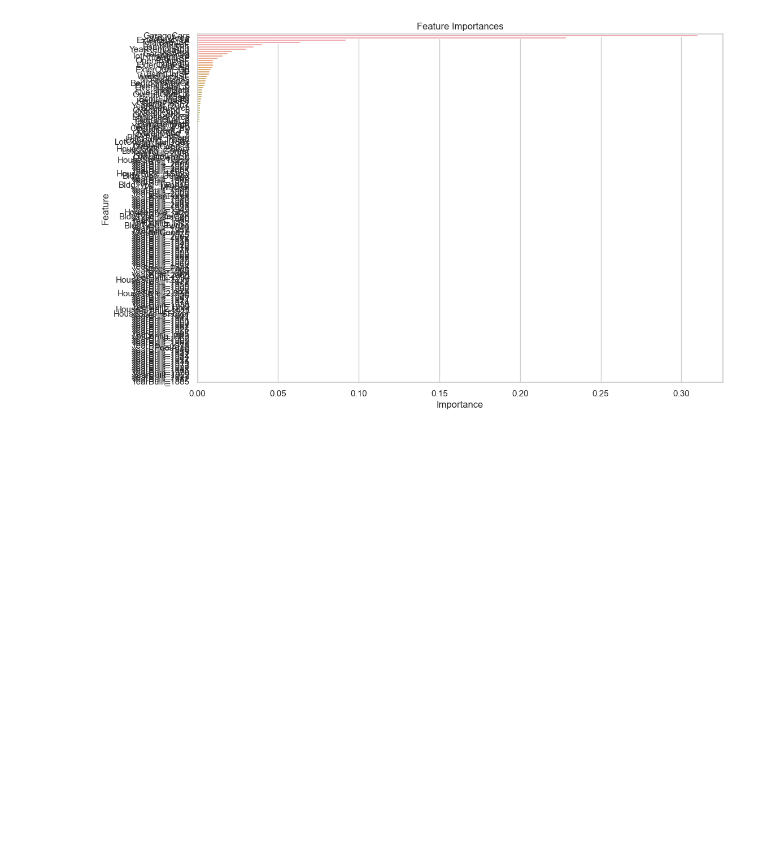
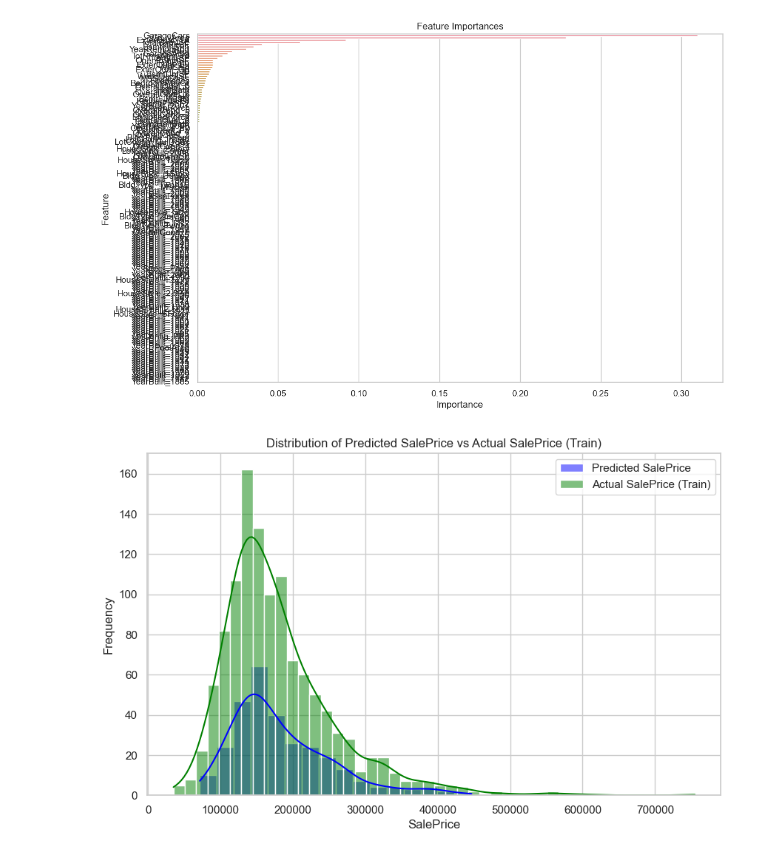
Before and after one commit to RockENZO/Regression-Model-for-Property-Evaluation, a Jupyter notebook: assignment 2 data/assignment2.ipynb, the cells around one changed output. Saved outputs shown, nothing was run; the diff lists cells and outputs as text; code cells hidden in the pictures; blank space fills up the shorter version.

Commit message:
final preidcition visualization

```diff
--- a/assignment 2 data/assignment2.ipynb
+++ b/assignment 2 data/assignment2.ipynb
@@ -164,3 +166,15 @@ test_predictions = final_model.predict(X_test)
 # Save predictions
 output = pd.DataFrame({'ID': pd.read_csv('test.csv')['ID'], 'SalePrice': test_predictions})
 output.to_csv('predictions.csv', index=False)
+# %%
+# Visualize the distribution of the predicted SalePrice
+plt.figure(figsize=(10, 6))
+sns.histplot(output['SalePrice'], kde=True, color='blue', label='Predicted SalePrice')
+sns.histplot(train_df['SalePrice'], kde=True, color='green', label='Actual SalePrice (Train)')
+plt.title('Distribution of Predicted SalePrice vs Actual SalePrice (Train)')
+plt.xlabel('SalePrice')
+plt.ylabel('Frequency')
+plt.legend()
+plt.show()
+# %% [output]
+[figure, added]
```
Also changed, not shown: parts of 1 cell of this notebook.
